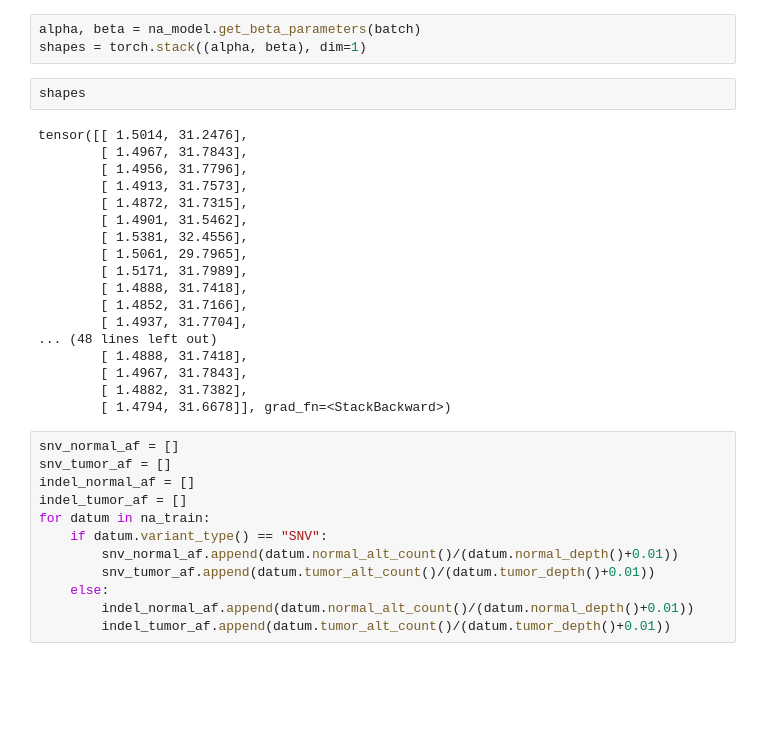
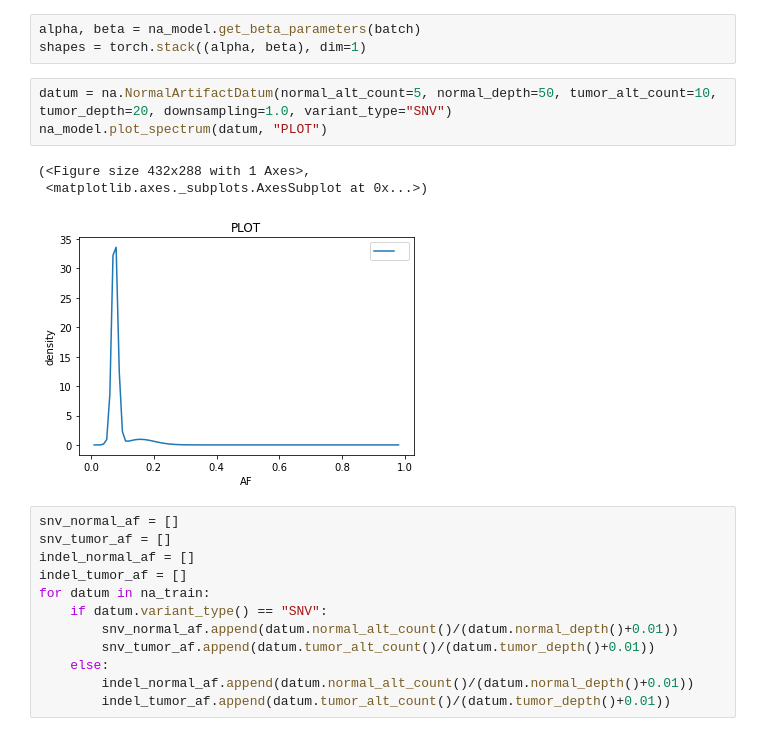
Before and after one commit to davidbenjamin/permutect, a Jupyter notebook: mutect3.ipynb, the cells around one changed output. Cells and saved outputs as stored; diff of their text form; blank space fills up the shorter version.

```diff
--- a/mutect3.ipynb
+++ b/mutect3.ipynb
@@ -86,26 +86,13 @@ batch = next(iter(na_train_loader))
 # %%
 alpha, beta = na_model.get_beta_parameters(batch)
 shapes = torch.stack((alpha, beta), dim=1)
-# %%
-shapes
-# %% [output]
-tensor([[ 1.5014, 31.2476],
-        [ 1.4967, 31.7843],
-        [ 1.4956, 31.7796],
-        [ 1.4913, 31.7573],
-        [ 1.4872, 31.7315],
-        [ 1.4901, 31.5462],
-        [ 1.5381, 32.4556],
-        [ 1.5061, 29.7965],
-        [ 1.5171, 31.7989],
-        [ 1.4888, 31.7418],
-        [ 1.4852, 31.7166],
-        [ 1.4937, 31.7704],
-... (48 lines left out)
-        [ 1.4888, 31.7418],
-        [ 1.4967, 31.7843],
-        [ 1.4882, 31.7382],
-        [ 1.4794, 31.6678]], grad_fn=<StackBackward>)
+# %%
+datum = na.NormalArtifactDatum(normal_alt_count=5, normal_depth=50, tumor_alt_count=10, tumor_depth=20, downsampling=1.0, variant_type="SNV")
+na_model.plot_spectrum(datum, "PLOT")
+# %% [output]
+(<Figure size 432x288 with 1 Axes>,
+ <matplotlib.axes._subplots.AxesSubplot at 0x...>)
+[figure, added]
 # %%
 snv_normal_af = []
 snv_tumor_af = []
```
Also changed, not shown: parts of 1 cell of this notebook, 1 other file.
